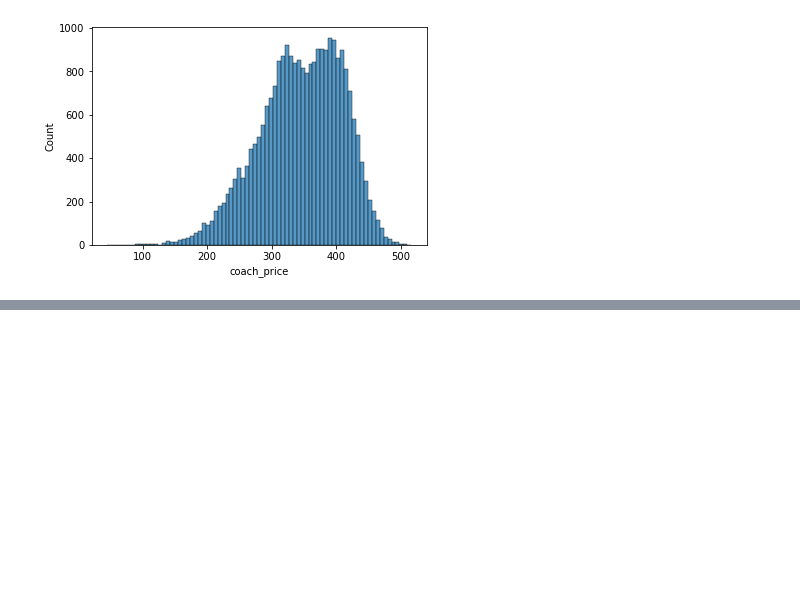
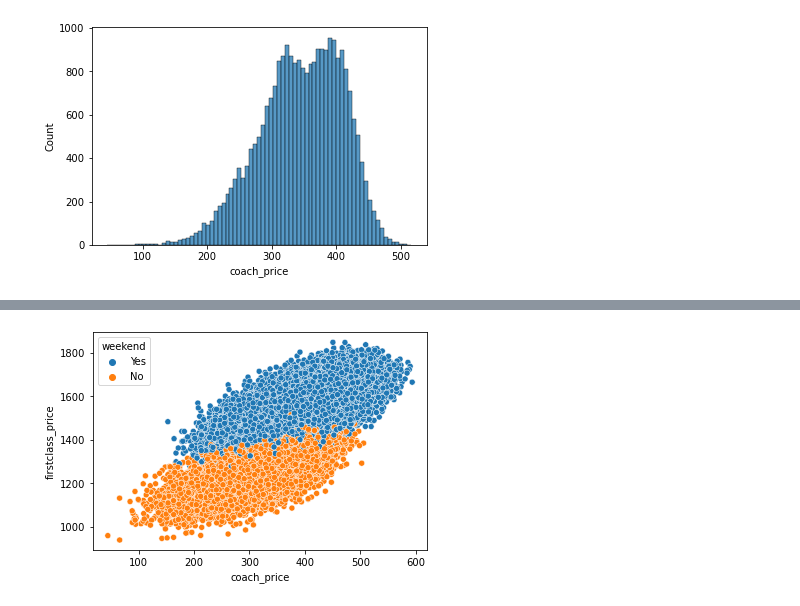
Before and after one commit to cacaprog/Exercises, a Jupyter notebook: Airline Analysis/MC_Airline_Analysis.ipynb, the cells around one changed output, grey strips where cells are left out. Cells and saved outputs as stored; diff of their text form; code cells hidden in the pictures; blank space fills up the shorter version.

```diff
--- a/Airline Analysis/MC_Airline_Analysis.ipynb
+++ b/Airline Analysis/MC_Airline_Analysis.ipynb
@@ -133,0 +141,6 @@ plt.show()
+# %%
+plt.clf()
+sns.scatterplot(x = "coach_price", y="firstclass_price", hue="weekend", data=flights)
+plt.show()
+# %% [output]
+[figure, added]
```
Also changed, not shown: parts of 4 cells of this notebook, 1 other file.
